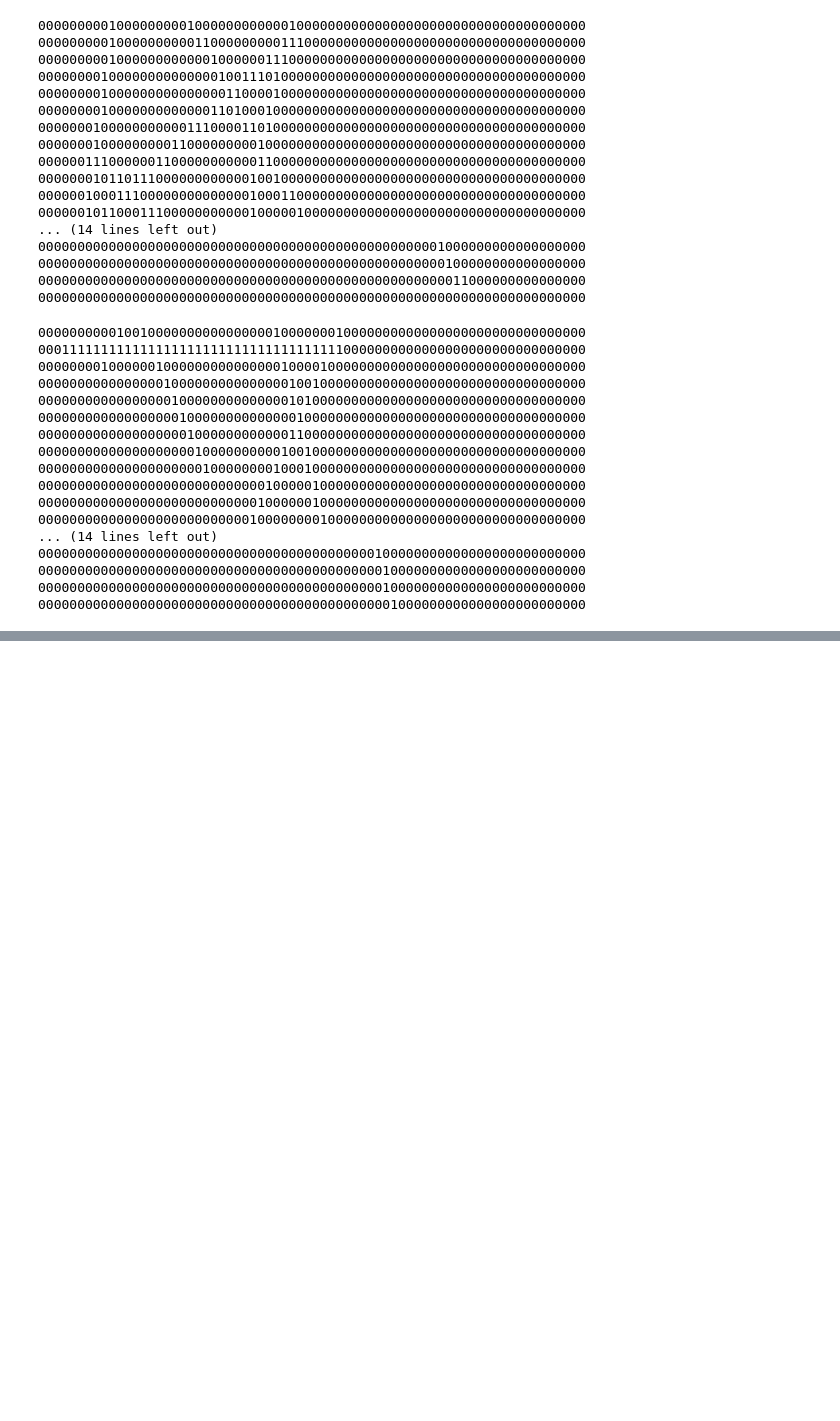
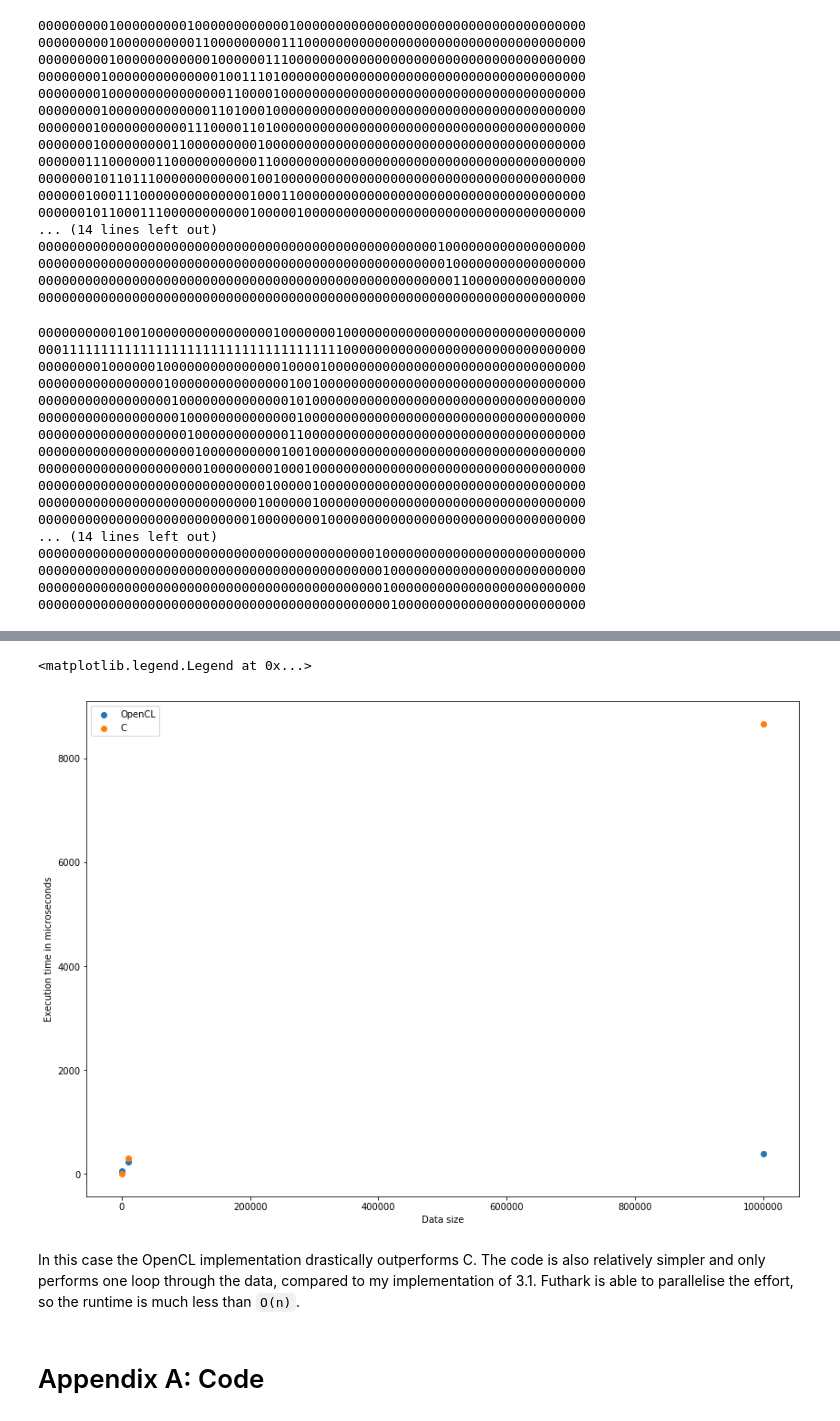
Before and after one commit to Jegp/pfp-assignment1, a Jupyter notebook: report.ipynb, the cells around one changed output, grey strips where cells are left out. Drawn from its saved outputs; the diff is of its cells as text; code cells hidden in the pictures; blank space fills up the shorter version.

```diff
--- a/report.ipynb
+++ b/report.ipynb
@@ -150,0 +192,24 @@ plt.scatter(x = sizes, y = times)
+# %%
+# Compile and process data for C
+!futhark-c assignment3.3.fut
+out_3_3_c = !for s in 100 10000 1000000; do echo $s && ./assignment3.3 -t /dev/stderr > /dev/null < "pi$s.dat"; done
+(c_3_3_sizes, c_3_3_times) = parse_output(out_3_3_c)
+# %%
+# Compile and process data for OpenCL
+!futhark-opencl assignment3.3.fut
+out_3_3_o = !for s in 100 10000 1000000; do echo $s && ./assignment3.3 -t /dev/stderr > /dev/null < "pi$s.dat"; done
+(o_3_3_sizes, o_3_3_times) = parse_output(out_3_3_o)
+# %%
+plt.figure(figsize=(14,10))
+plt.scatter(x = o_3_3_sizes, y = o_3_3_times)
+plt.scatter(x = c_3_3_sizes, y = c_3_3_times)
+plt.xlabel("Data size")
+plt.ylabel("Execution time in microseconds")
+plt.legend(["OpenCL", "C"])
+# %% [output]
+<matplotlib.legend.Legend at 0x...>
+[figure, added]
+# %% [markdown]
+In this case the OpenCL implementation drastically outperforms C. The code is also relatively simpler and only performs one loop through the data, compared to my implementation of 3.1. Futhark is able to parallelise the effort, so the runtime is much less than ``O(n)``.
+# %% [markdown]
+# Appendix A: Code
```
Also changed, not shown: parts of 31 cells of this notebook, 6 other files.
